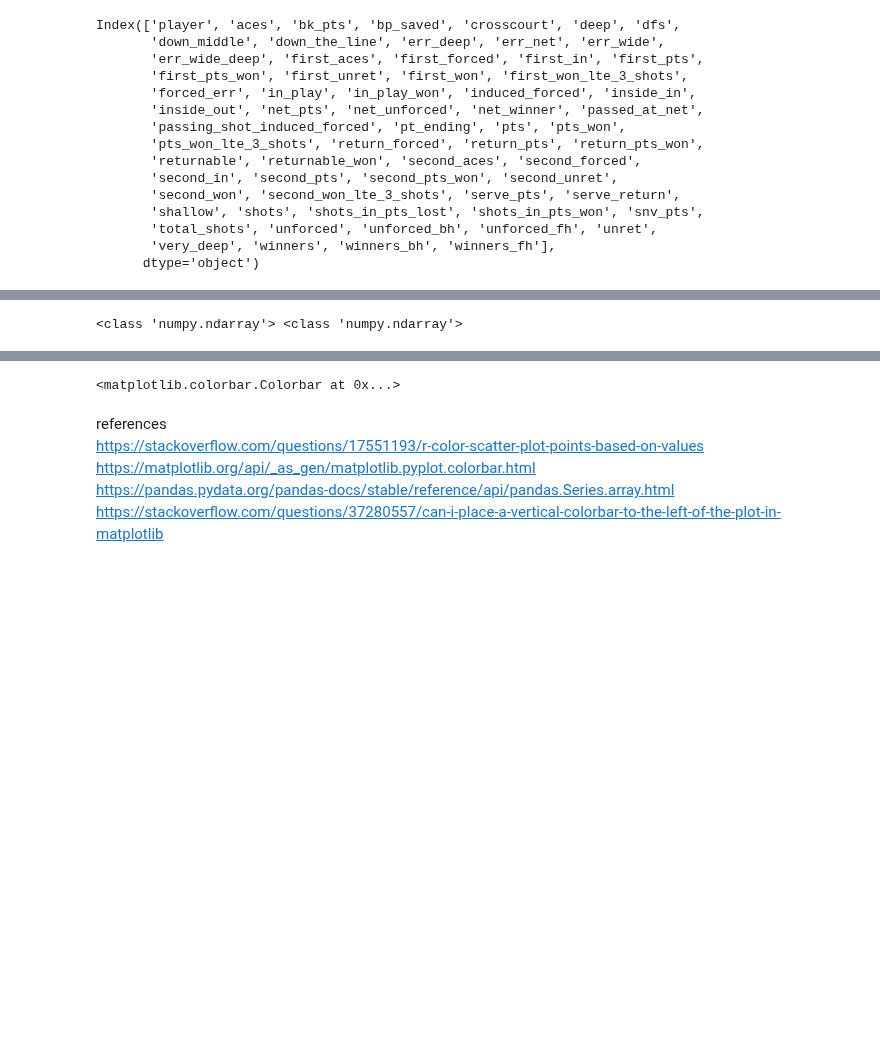
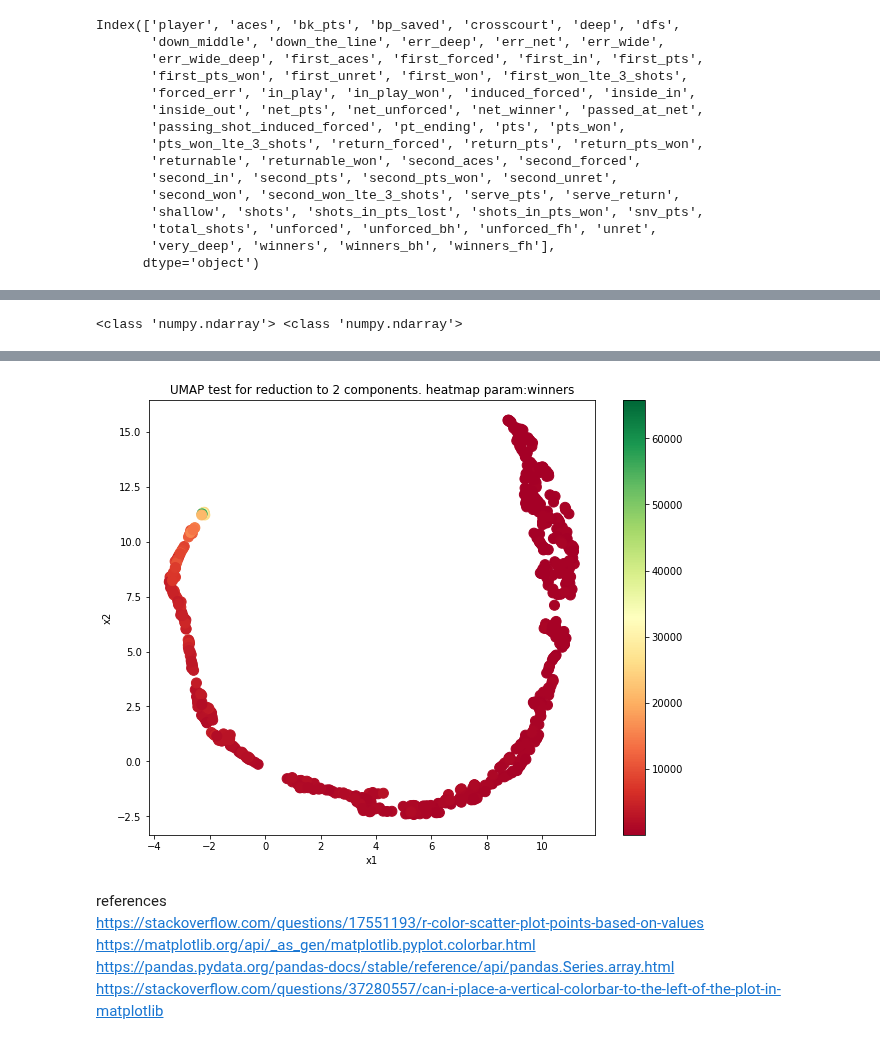
Before and after one commit to CSCI-5502/final-project, a Jupyter notebook: player-style/playerstyleheatmap.ipynb, the cells around one changed output, grey strips where cells are left out. Drawn from its saved outputs; the diff is of its cells as text; code cells hidden in the pictures; blank space fills up the shorter version.

Commit message:
cleanup heatmaps

```diff
--- a/player-style/playerstyleheatmap.ipynb
+++ b/player-style/playerstyleheatmap.ipynb
@@ -70,7 +69,7 @@ Serena_Williams :  [-2.0241904  7.5069847]
 x = data[:,0]
 y = data[:,1]
 names = labels.to_numpy()
-param = 'crosscourt'
+param = 'winners'
 #c = np.log(X[param].to_numpy()+0.001) #np.random.randint(1,5,size=len(x))
 c = X[param].to_numpy()
 maximum = np.max(c)
@@ -121,8 +120,8 @@ fig.set_size_inches(10,8)
 plt.xlabel('x1')
 plt.ylabel('x2')
 plt.title('UMAP test for reduction to 2 components. heatmap param:{}'.format(param))
-axp = plt.show()
 plt.clim(minimum, maximum)
-plt.colorbar(axp,cmap = c)
+plt.colorbar(sc,cmap = c)
+plt.show()
 # %% [output]
 <class 'numpy.ndarray'> <class 'numpy.ndarray'>
@@ -131,4 +128,4 @@ plt.colorbar(axp,cmap = c)
-<matplotlib.colorbar.Colorbar at 0x...>
+[figure, added]
 # %% [markdown]
 references
 <br>
```
Also changed, not shown: parts of 3 cells of this notebook, 1 other file.
